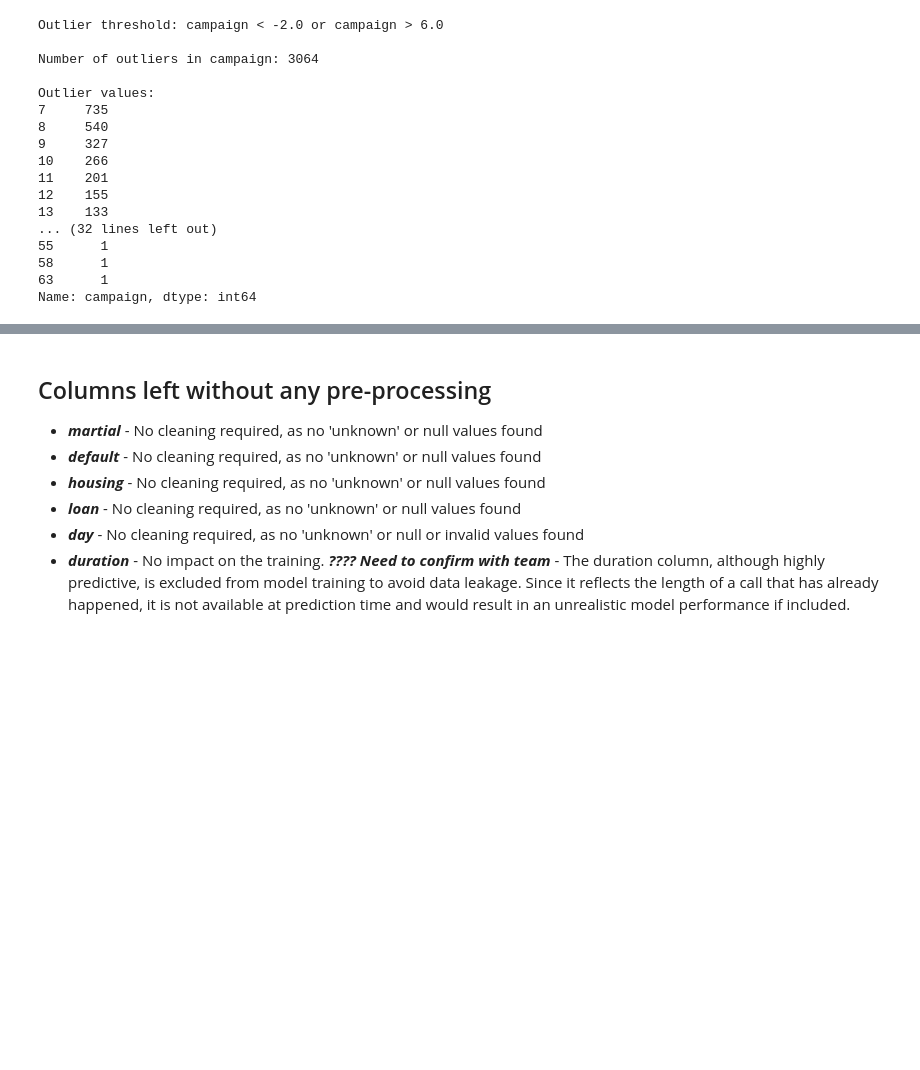
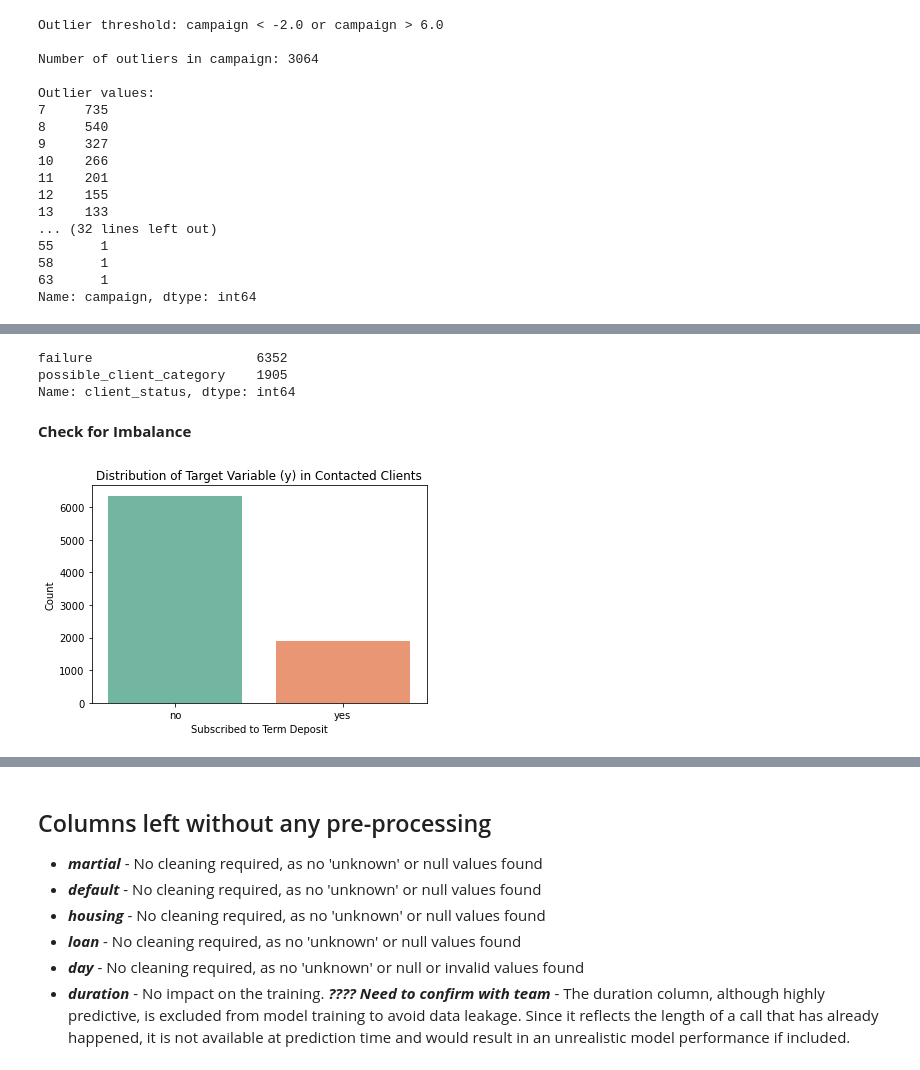
Before and after one commit to blackpearl/ML_T7_Bank-Marketing, a Jupyter notebook: data_preprocessing_and_EDA.ipynb, the cells around one changed output, grey strips where cells are left out. Drawn from its saved outputs; the diff is of its cells as text; code cells hidden in the pictures; blank space fills up the shorter version.

```diff
--- a/data_preprocessing_and_EDA.ipynb
+++ b/data_preprocessing_and_EDA.ipynb
@@ -444,0 +655,32 @@ Values above 6: 3064
+# %%
+# Filter: Only those previously contacted
+contacted_df = df[df['was_previously_contacted'] == 1].copy()
+# %%
+def classify_client(row):
+    if row['y'] == 'yes':
+        return 'possible_client_category'
+    else:
+        return 'failure'
+
+# Create a New Column for Labeling
+
+contacted_df['client_status'] = contacted_df.apply(classify_client, axis=1)
+# %%
+print(contacted_df['client_status'].value_counts())
+# %% [output]
+failure                     6352
+possible_client_category    1905
+Name: client_status, dtype: int64
+# %% [markdown]
+**Check for Imbalance**
+# %%
+import seaborn as sns
+import matplotlib.pyplot as plt
+
+sns.countplot(data=contacted_df, x='y', hue='y', palette='Set2', legend=False)
+plt.title("Distribution of Target Variable (y) in Contacted Clients")
+plt.ylabel("Count")
+plt.xlabel("Subscribed to Term Deposit")
+plt.show()
+# %% [output]
+[figure, added]
```
Also changed, not shown: parts of 57 cells of this notebook, 3 other files.
